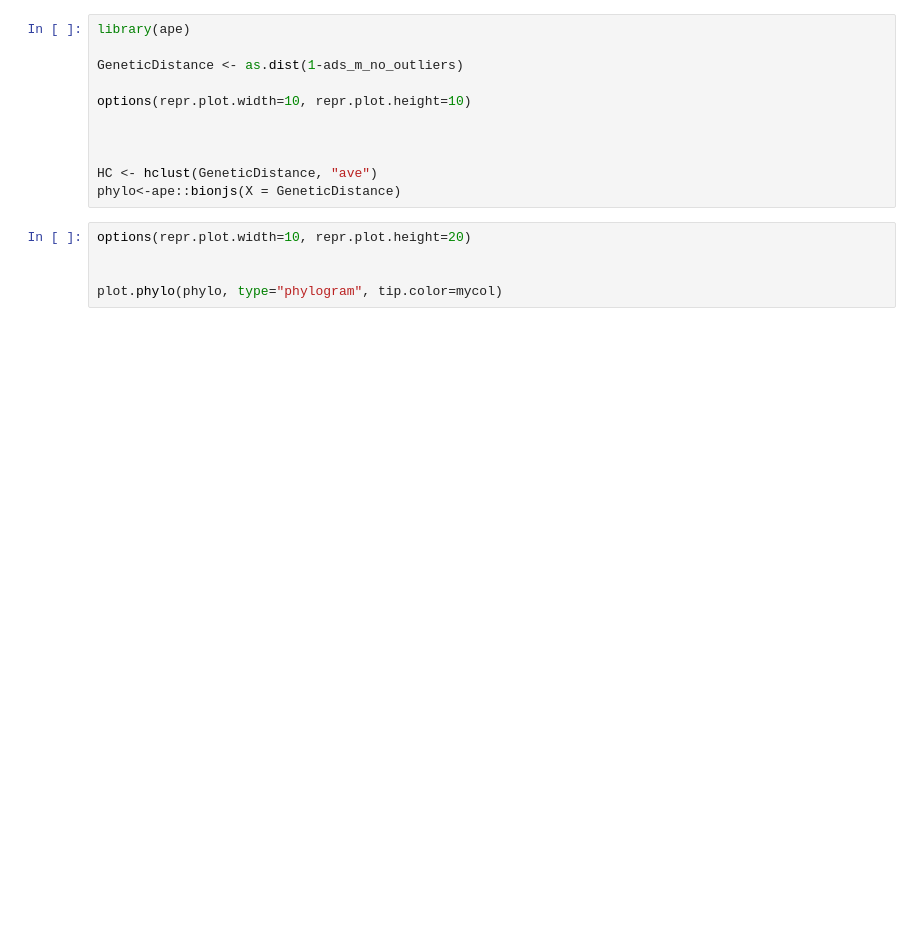
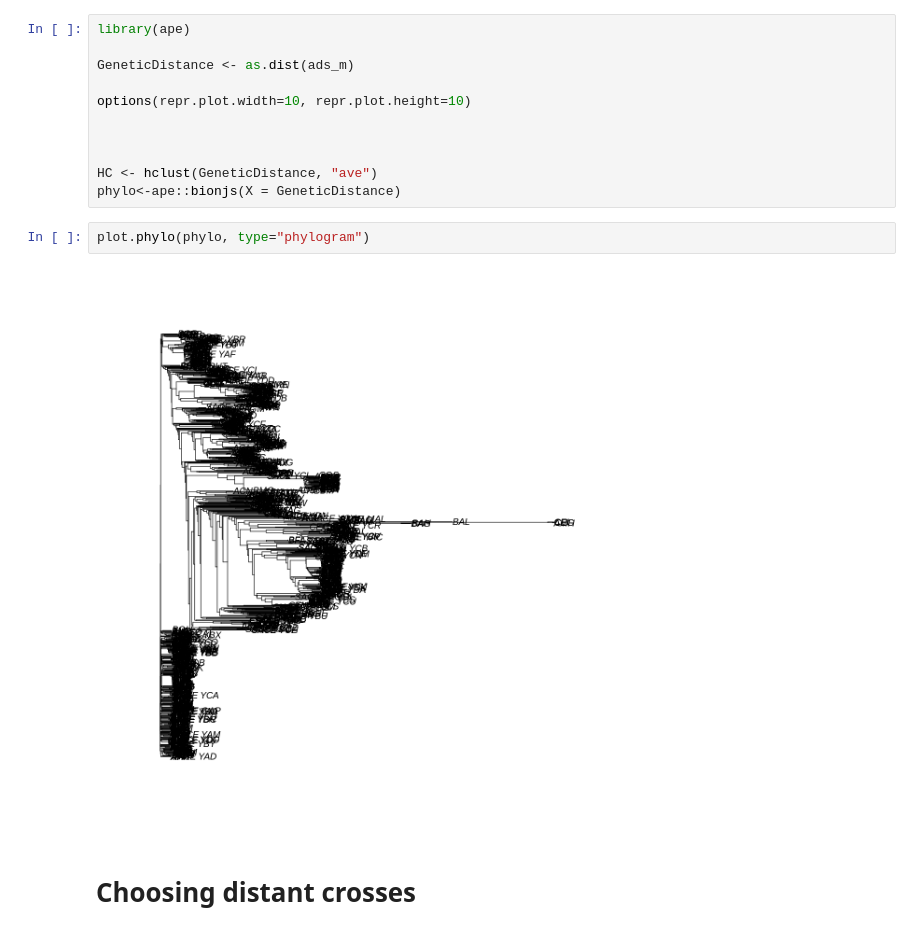
Before and after one commit to jnrunge/TRD, a Jupyter notebook: Phylogeny and structure (ADS).ipynb, the cells around one changed output. Drawn from its saved outputs; the diff is of its cells as text; blank space fills up the shorter version.

```diff
--- a/Phylogeny and structure (ADS).ipynb
+++ b/Phylogeny and structure (ADS).ipynb
@@ -244,7 +97,7 @@ my_theme()
 # %%
 library(ape)
 
-GeneticDistance <- as.dist(1-ads_m_no_outliers)
+GeneticDistance <- as.dist(ads_m)
 
 options(repr.plot.width=10, repr.plot.height=10)
 
@@ -252,8 +105,9 @@ options(repr.plot.width=10, repr.plot.height=10)
 
 HC <- hclust(GeneticDistance, "ave")
 phylo<-ape::bionjs(X = GeneticDistance)
-# %%
-options(repr.plot.width=10, repr.plot.height=20)
-
-
-plot.phylo(phylo, type="phylogram", tip.color=mycol)
+# %%
+plot.phylo(phylo, type="phylogram")
+# %% [output]
+[figure, added]
+# %% [markdown]
+# Choosing distant crosses
```
Also changed, not shown: parts of 25 cells of this notebook, 3 other files.
